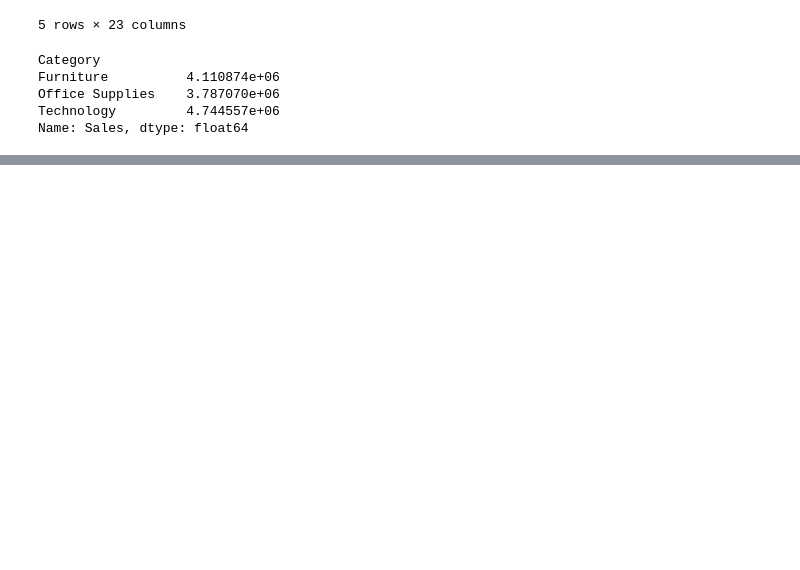
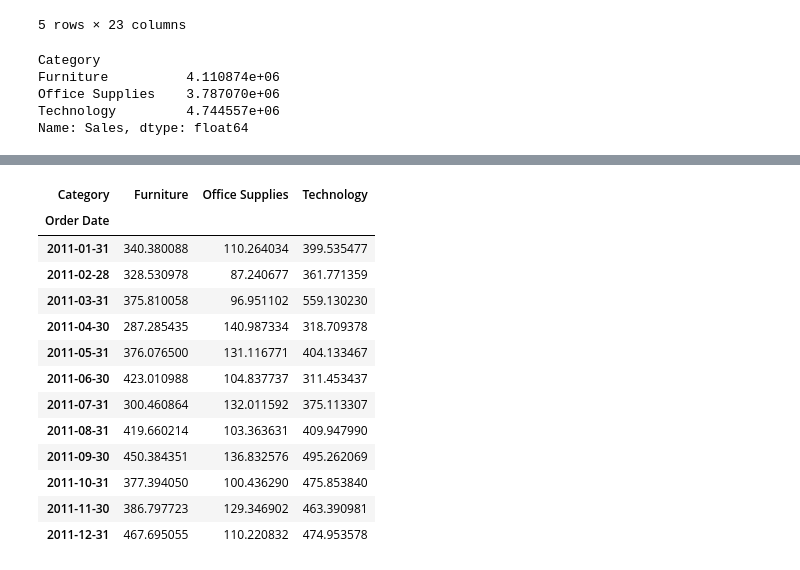
Before and after one commit to pat-earl/csc223-examples, a Jupyter notebook: Notebooks/Pandas Examples/Global Superstore - 010.ipynb, the cells around one changed output, grey strips where cells are left out. Saved outputs shown, nothing was run; the diff lists cells and outputs as text; code cells hidden in the pictures; blank space fills up the shorter version.

```diff
--- a/Notebooks/Pandas Examples/Global Superstore - 010.ipynb
+++ b/Notebooks/Pandas Examples/Global Superstore - 010.ipynb
@@ -193,0 +264,17 @@ Name: Sales, dtype: float64
+# %%
+orders_by_category.resample('M').mean().loc['2011']
+# %% [output]
+| Category | Furniture | Office Supplies | Technology |
+| Order Date |  |  |  |
+| 2011-01-31 | 340.380088 | 110.264034 | 399.535477 |
+| 2011-02-28 | 328.530978 | 87.240677 | 361.771359 |
+| 2011-03-31 | 375.810058 | 96.951102 | 559.130230 |
+| 2011-04-30 | 287.285435 | 140.987334 | 318.709378 |
+| 2011-05-31 | 376.076500 | 131.116771 | 404.133467 |
+| 2011-06-30 | 423.010988 | 104.837737 | 311.453437 |
+| 2011-07-31 | 300.460864 | 132.011592 | 375.113307 |
+| 2011-08-31 | 419.660214 | 103.363631 | 409.947990 |
+| 2011-09-30 | 450.384351 | 136.832576 | 495.262069 |
+| 2011-10-31 | 377.394050 | 100.436290 | 475.853840 |
+| 2011-11-30 | 386.797723 | 129.346902 | 463.390981 |
+| 2011-12-31 | 467.695055 | 110.220832 | 474.953578 |
```
Also changed, not shown: parts of 9 cells of this notebook, 6 other files.
